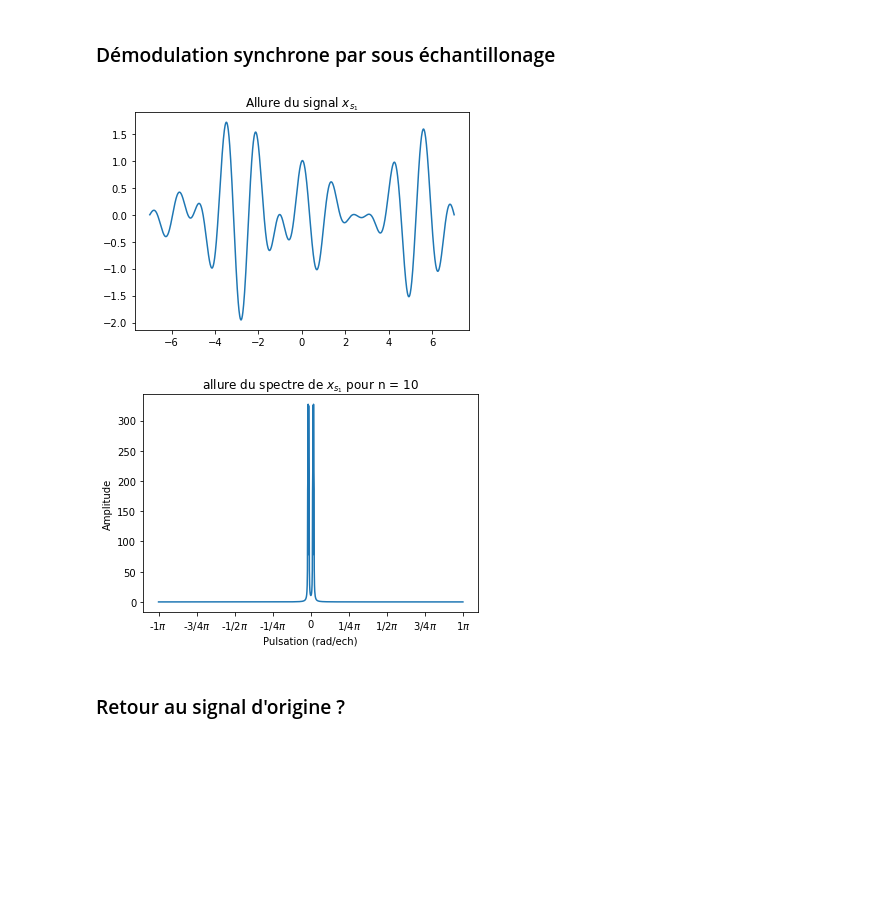
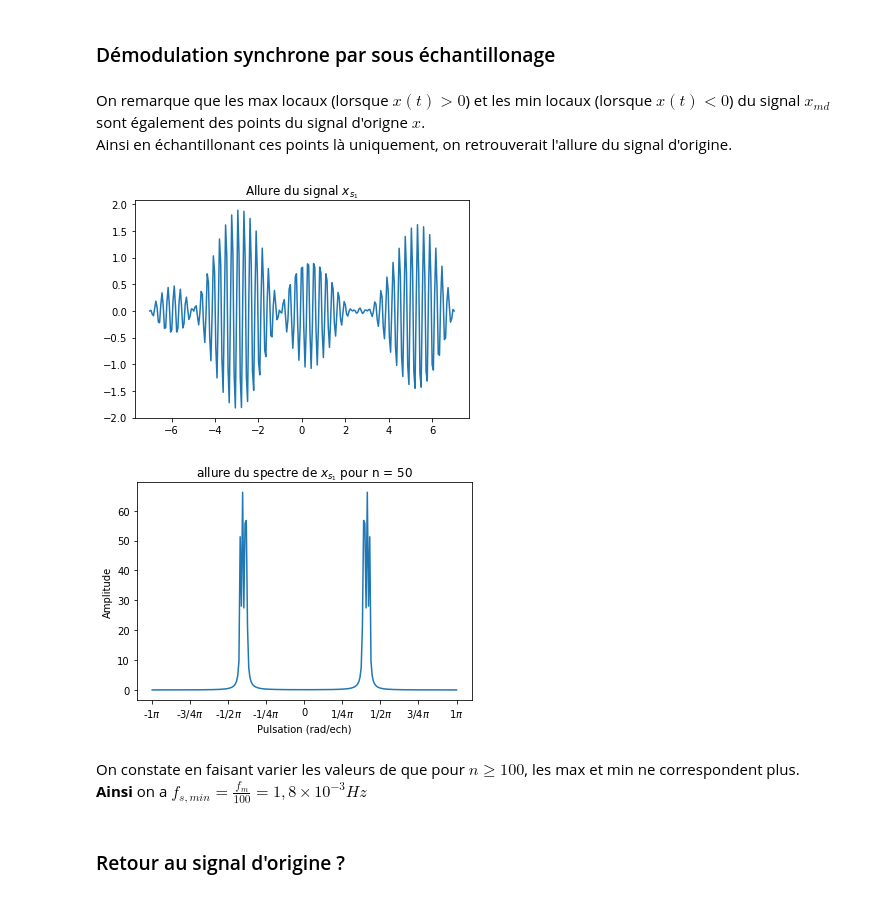
Before and after one commit to alexandrefreyther/Projet-Traitement_du_signal, a Jupyter notebook: Mini-projet.ipynb, the cells around one changed output. Drawn from its saved outputs; the diff is of its cells as text; code cells hidden in the pictures; blank space fills up the shorter version.

```diff
--- a/Mini-projet.ipynb
+++ b/Mini-projet.ipynb
@@ -179,23 +184,29 @@ Ainsi la fréquence minimale d'échantillonage pour x_m serait de  1000.0 Hz
 **Bilan :** On ne peut pas échantilloner $x_m$ à 0.36 Hz (sinon on perd de l'information : c'est le repliement)
 # %% [markdown]
 ### Démodulation synchrone par sous échantillonage
+# %% [markdown]
+On remarque que les max locaux (lorsque $x(t) > 0$) et les min locaux (lorsque $x(t)<0$) du signal $x_{md}$ sont également des points du signal d'origne $x$.
+<br> Ainsi en échantillonant ces points là uniquement, on retrouverait l'allure du signal d'origine.
 # %%
-n = 10
+n = 50
 fs = fc/n
 
 # On suppose que l'unité des abscisses pour les signaux est la seconde.
 
 Lt_echantillonnage = np.linspace(a,b,int(fs*(b-a)))
 xs1_discret = np.vectorize(xm1)(Lt_echantillonnage)
 
 plt.figure()
 plt.plot(Lt_echantillonnage,xs1_discret, label="$x_{s_1}$ (echantillonnage avec n = "+str(n))
 plt.title("Allure du signal $x_{s_1}$")
 plt.show()
 
 afficher_spectre(xs1_discret, "allure du spectre de $x_{s_1}$ pour n = "+str(n))
 # %% [output]
-[figure, old version]
+[figure, new version]
-[figure, old version]
+[figure, new version]
+# %% [markdown]
+On constate en faisant varier les valeurs de que pour $n \geq 100$, les max et min ne correspondent plus.
+<br/> **Ainsi** on a $f_{s,min} = \frac{f_m}{100} = 1,8 \times 10^{-3} Hz$
 # %% [markdown]
 ### Retour au signal d'origine ?
```
Also changed, not shown: parts of 27 cells of this notebook.
